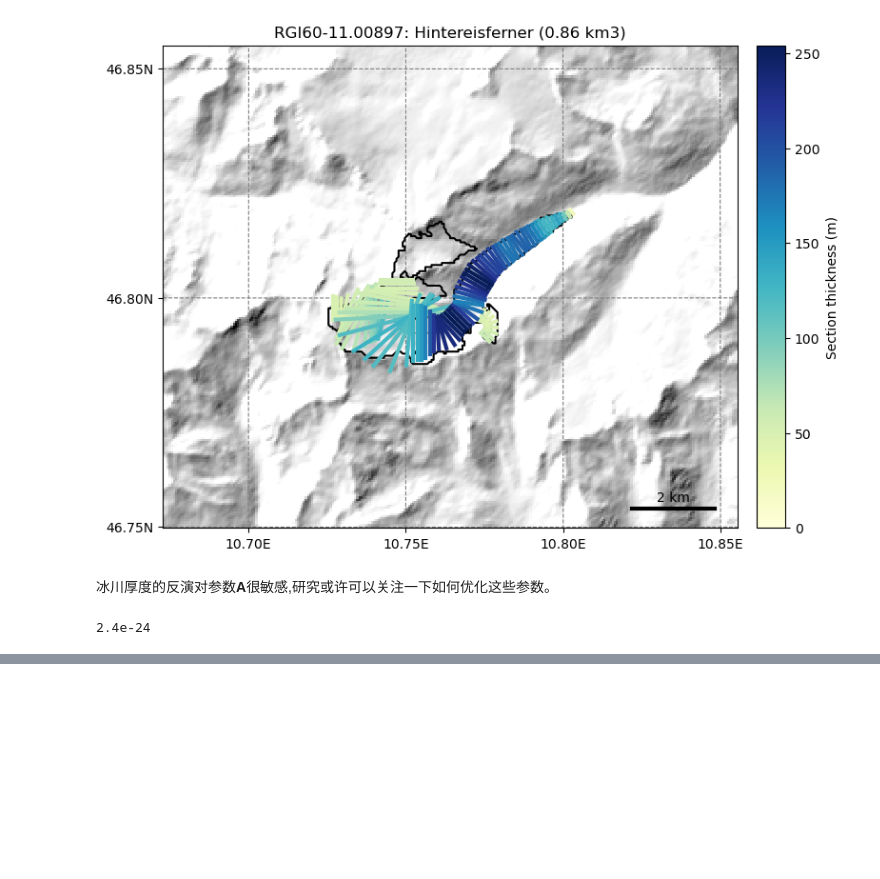
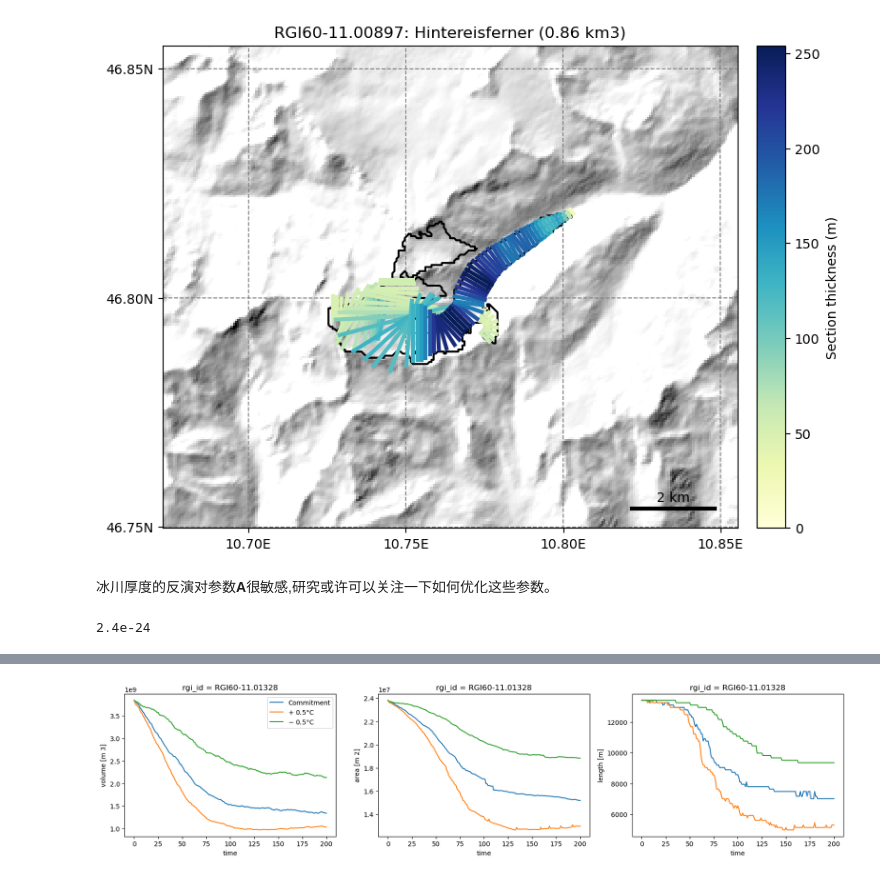
Before and after one commit to Rice-cas/vscode, a Jupyter notebook: oggm-try.ipynb, the cells around one changed output, grey strips where cells are left out. Cells and saved outputs as stored; diff of their text form; code cells hidden in the pictures; blank space fills up the shorter version.

```diff
--- a/oggm-try.ipynb
+++ b/oggm-try.ipynb
@@ -154,0 +260,3 @@ cfg.PARAMS['inversion_glen_a']
+# %%
+dsp = utils.compile_run_output(gdirs, input_filesuffix='_p05')
+dsm = utils.compile_run_output(gdirs, input_filesuffix='_m05')
@@ -154,0 +268,15 @@ cfg.PARAMS['inversion_glen_a']
+# %%
+f, (ax1, ax2, ax3) = plt.subplots(1, 3, figsize=(20, 4))
+rgi_id = 'RGI60-11.01328'
+ds2000.sel(rgi_id=rgi_id).volume.plot.line(ax=ax1, hue='rgi_id', label='Commitment');
+ds2000.sel(rgi_id=rgi_id).area.plot.line(ax=ax2, hue='rgi_id');
+ds2000.sel(rgi_id=rgi_id).length.plot.line(ax=ax3, hue='rgi_id');
+dsp.sel(rgi_id=rgi_id).volume.plot.line(ax=ax1, hue='rgi_id', label='$+$ 0.5°C');
+dsp.sel(rgi_id=rgi_id).area.plot.line(ax=ax2, hue='rgi_id');
+dsp.sel(rgi_id=rgi_id).length.plot.line(ax=ax3, hue='rgi_id');
+dsm.sel(rgi_id=rgi_id).volume.plot.line(ax=ax1, hue='rgi_id', label='$-$ 0.5°C');
+dsm.sel(rgi_id=rgi_id).area.plot.line(ax=ax2, hue='rgi_id');
+dsm.sel(rgi_id=rgi_id).length.plot.line(ax=ax3, hue='rgi_id');
+ax1.legend();
+# %% [output]
+[figure, added]
```
Also changed, not shown: parts of 21 cells of this notebook.
